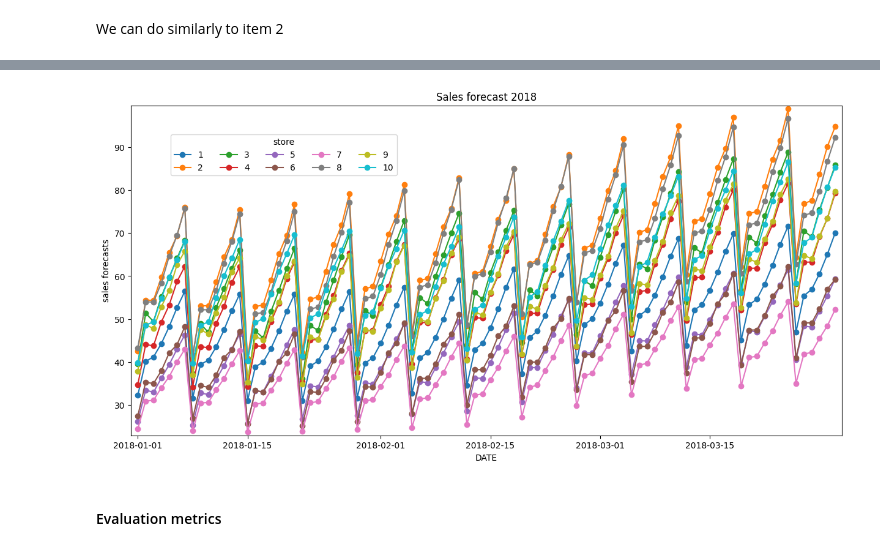
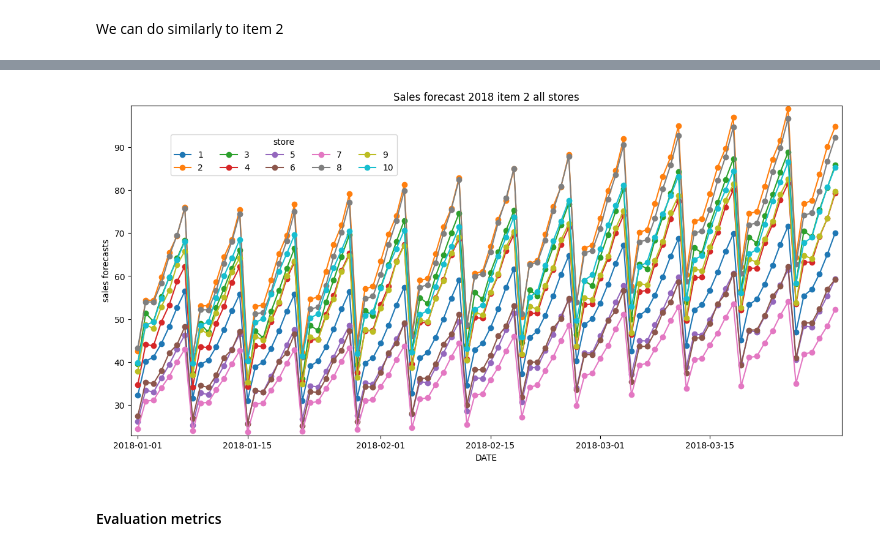
Before and after one commit to FelixQLe/Fine_Grained_Time_Serries_Forecasting_Leverage_Apache_Spark_FBProphet, a Jupyter notebook: Fine_Grained_Time_Serries_Forecasting_Leverage_Apache_Spark_FBProphet.ipynb, the cells around one changed output, grey strips where cells are left out. Drawn from its saved outputs; the diff is of its cells as text; code cells hidden in the pictures.

```diff
--- a/Fine_Grained_Time_Serries_Forecasting_Leverage_Apache_Spark_FBProphet.ipynb
+++ b/Fine_Grained_Time_Serries_Forecasting_Leverage_Apache_Spark_FBProphet.ipynb
@@ -968,31 +977,31 @@ df_forecast_2018 = spark.sql(query_forecast_2018).toPandas()
 # %%
 #sales forecast 2018
 #libraries
 import matplotlib.pyplot as plt
 import matplotlib.ticker as ticker
 import datetime
 
 df_plotting = df_forecast_2018.copy() #stop cause error when editing on same df
 df_plotting.set_index('date', inplace=True)
 
 pt_df_plotting = pd.pivot_table(df_plotting,
                     index=df_plotting.index,
                     columns=df_plotting.store, sort=False)
 pt_df_plotting.columns = pt_df_plotting.columns.droplevel() # remove the double header (0) as pivot creates a multiindex.
 
 ax = plt.figure(figsize=(15,7)).add_subplot()
 ax.plot(pt_df_plotting, marker='o')
 ax.set_xlabel("DATE")
 ax.set_ylabel('sales forecasts')
 
-ax.set_title('Sales forecast 2018')
+ax.set_title('Sales forecast 2018 item 2 all stores')
 #ax.xaxis("New")
 ax.legend(pt_df_plotting.columns.tolist(), loc='center left', bbox_to_anchor=(0.05, .85), ncol = 5, title='store') #add the column names as legend.
 ax.margins(x=0.01, y=0.01)
 
 plt.show()
 # %% [output]
-[figure, old version]
+[figure, new version]
 # %% [markdown]
 #### Evaluation metrics
 # %% [markdown]
```
Also changed, not shown: parts of 5 cells of this notebook.
